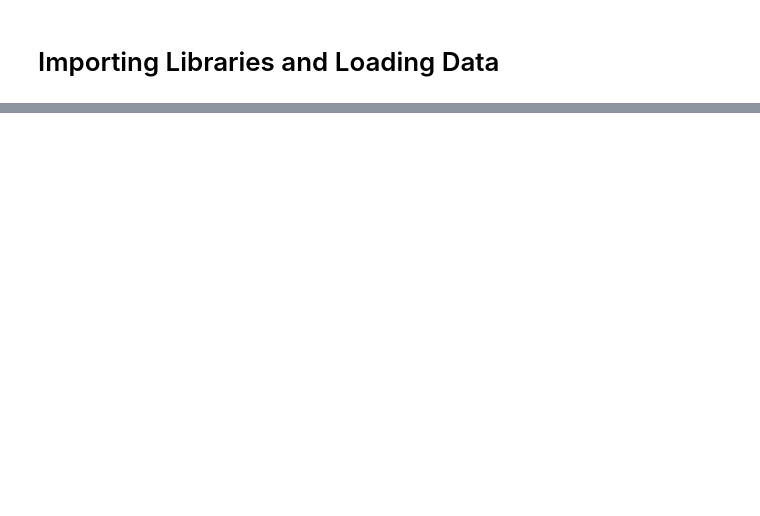
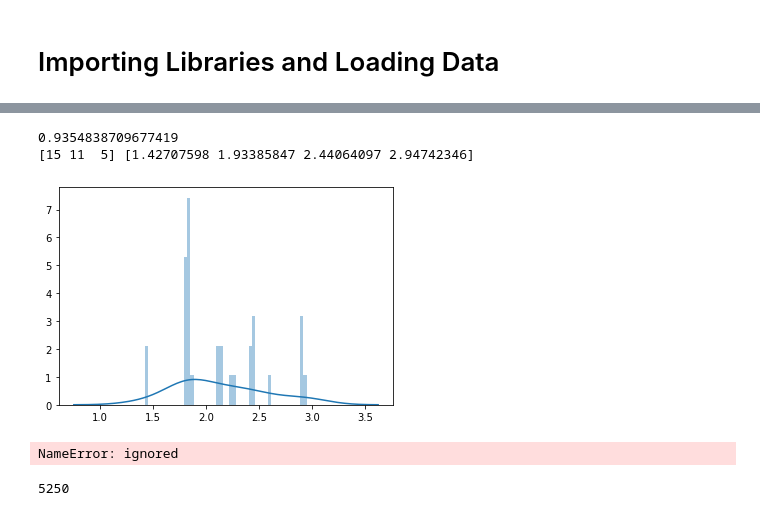
Before and after one commit to dataforgoodfr/batch7_satellite_ges, a Jupyter notebook: Find_Peaks_with_LSTM_autoencoders.ipynb, the cells around one changed output, grey strips where cells are left out. Cells and saved outputs as stored; diff of their text form; code cells hidden in the pictures; blank space fills up the shorter version.

```diff
--- a/Find_Peaks_with_LSTM_autoencoders.ipynb
+++ b/Find_Peaks_with_LSTM_autoencoders.ipynb
@@ -259,0 +593,22 @@ print(f'Correct normal predictions: {correct}/{len(test_normal_dataset)}')
+# %%
+_, losses = predict(model, test_an)
+
+sns.distplot(losses, bins=50, kde=True);
+print(sum(l>=1.5 for l in losses)/len(losses))
+heights, bin_bounds = np.histogram(losses, bins=3)
+print(heights, bin_bounds)
+# %% [output]
+0.9354838709677419
+[15 11  5] [1.42707598 1.93385847 2.44064097 2.94742346]
+[figure, added]
+# %%
+predictions, pred_losses = predict(model, X_test)
+sns.distplot(pred_losses, bins=50, kde=True);
+correct = sum(l >= 1.053698 for l in pred_losses)
+print(f'Correct normal predictions: {correct}/{len(X_test)}')
+# %% [output]
+NameError: ignored
+# %%
+np.argmax(pred_losses)
+# %% [output]
+5250
```
Also changed, not shown: parts of 36 cells of this notebook.
